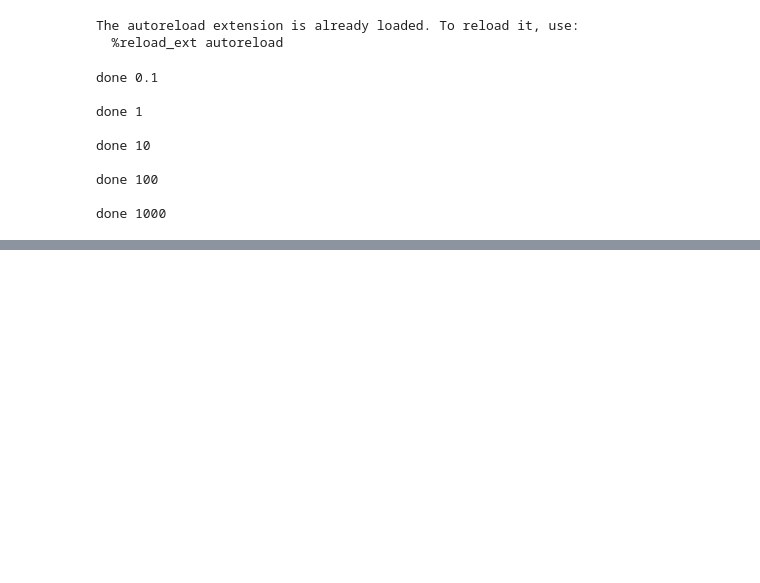
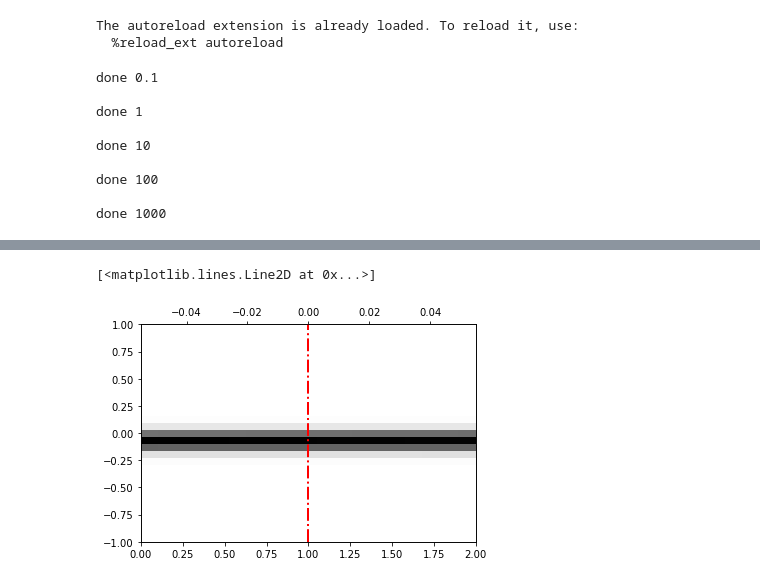
Before and after one commit to santoshkumarradha/stochastic-qc, a Jupyter notebook: test.ipynb, the cells around one changed output, grey strips where cells are left out. Cells and saved outputs as stored; diff of their text form; code cells hidden in the pictures; blank space fills up the shorter version.

```diff
--- a/test.ipynb
+++ b/test.ipynb
@@ -55,0 +70,17 @@ h.circ.size()
+# %%
+r=[]
+xmin=-1
+xmax=1
+h=ham(5,start_sigma=.1,start_mu=-.1,start_p0=0,xmin=xmin,xmax=xmax)
+h.set_V(h.x*0)
+T=np.linspace(0,2,20)
+for i in tqdm(T):
+    r.append(h.get_result(T=i,dt=.1))
+# %%
+fig,ax=plt.subplots()
+ax.pcolormesh(T,h.x,np.array(r).T,cmap="Greys")
+ax1=ax.twiny()
+ax1.plot(h.v,h.x,c="r",ls="-.",lw=2)
+# %% [output]
+[<matplotlib.lines.Line2D at 0x...>]
+[figure, added]
```
Also changed, not shown: parts of 2 cells of this notebook, 16 other files.
